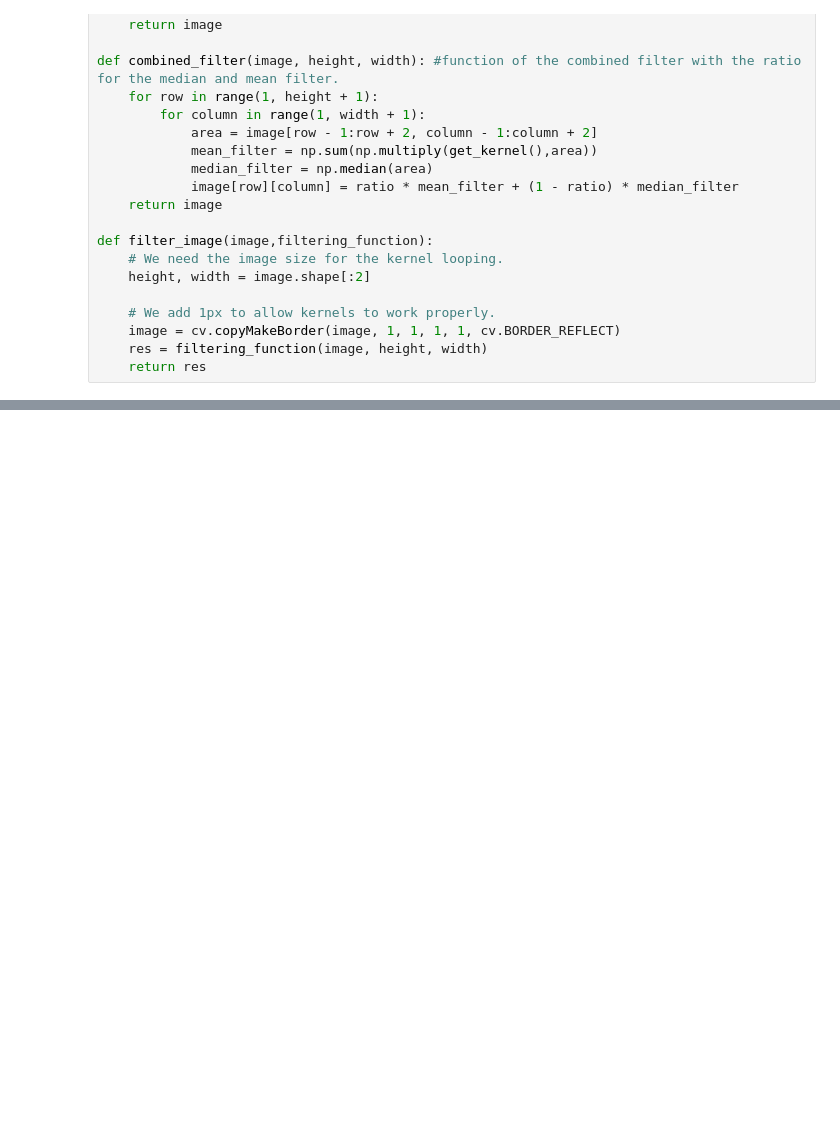
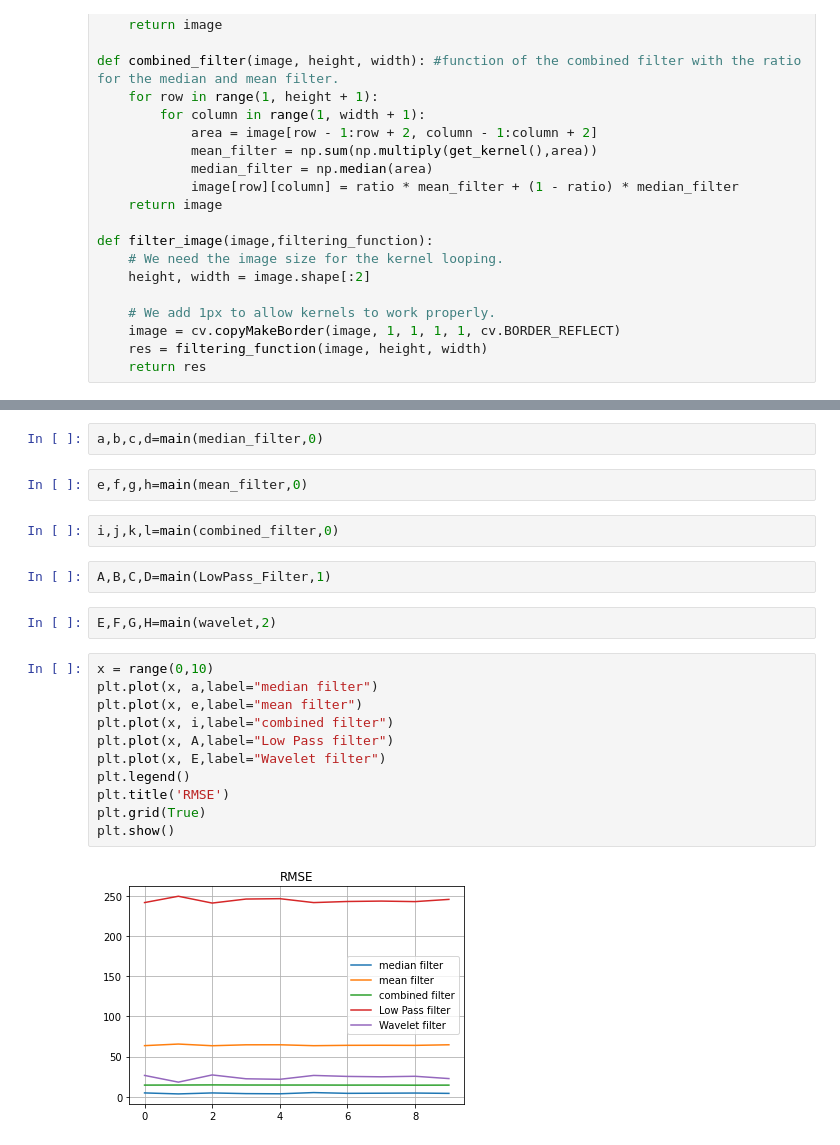
Before and after one commit to hugovanhille/ImageProcessing, a Jupyter notebook: Imae_Processing.ipynb, the cells around one changed output, grey strips where cells are left out. Drawn from its saved outputs; the diff is of its cells as text; blank space fills up the shorter version.

```diff
--- a/Imae_Processing.ipynb
+++ b/Imae_Processing.ipynb
@@ -166,0 +174,23 @@ def filter_image(image,filtering_function):
+# %%
+a,b,c,d=main(median_filter,0)
+# %%
+e,f,g,h=main(mean_filter,0)
+# %%
+i,j,k,l=main(combined_filter,0)
+# %%
+A,B,C,D=main(LowPass_Filter,1)
+# %%
+E,F,G,H=main(wavelet,2)
+# %%
+x = range(0,10)
+plt.plot(x, a,label="median filter")
+plt.plot(x, e,label="mean filter")
+plt.plot(x, i,label="combined filter")
+plt.plot(x, A,label="Low Pass filter")
+plt.plot(x, E,label="Wavelet filter")
+plt.legend()
+plt.title('RMSE')
+plt.grid(True)
+plt.show()
+# %% [output]
+[figure, added]
```
Also changed, not shown: parts of 13 cells of this notebook.
